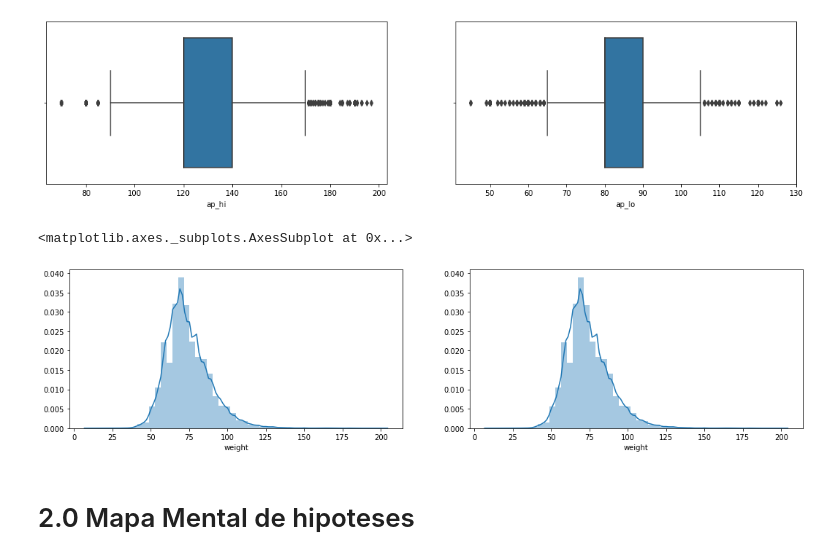
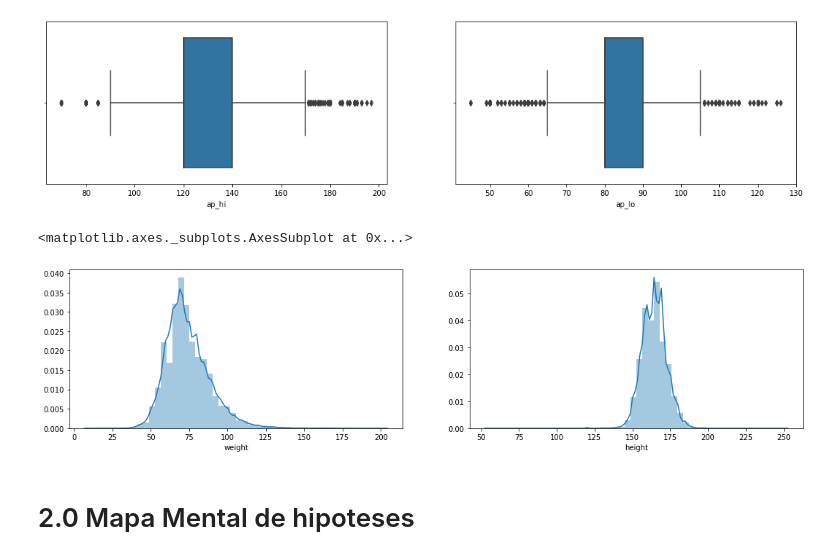
Before and after one commit to marcoaurelio5/Data-Science, a Jupyter notebook: Cardiovascular Disease Dataset.ipynb, the cells around one changed output. Saved outputs shown, nothing was run; the diff lists cells and outputs as text; code cells hidden in the pictures.

```diff
--- a/Cardiovascular Disease Dataset.ipynb
+++ b/Cardiovascular Disease Dataset.ipynb
@@ -105,11 +111,11 @@ sns.boxplot(x=df1['ap_lo'], ax=ax[1])
 # %%
 fig, ax = plt.subplots(1, 2, figsize=(18,4))
 
 sns.distplot(df1['weight'], ax=ax[0])
-sns.distplot(df1['weight'], ax=ax[1])
+sns.distplot(df1['height'], ax=ax[1])
 # %% [output]
 <matplotlib.axes._subplots.AxesSubplot at 0x...>
-[figure, old version]
+[figure, new version]
 # %% [markdown]
 # 2.0 Mapa Mental de hipoteses
 # %% [markdown]
```
Also changed, not shown: parts of 46 cells of this notebook.
